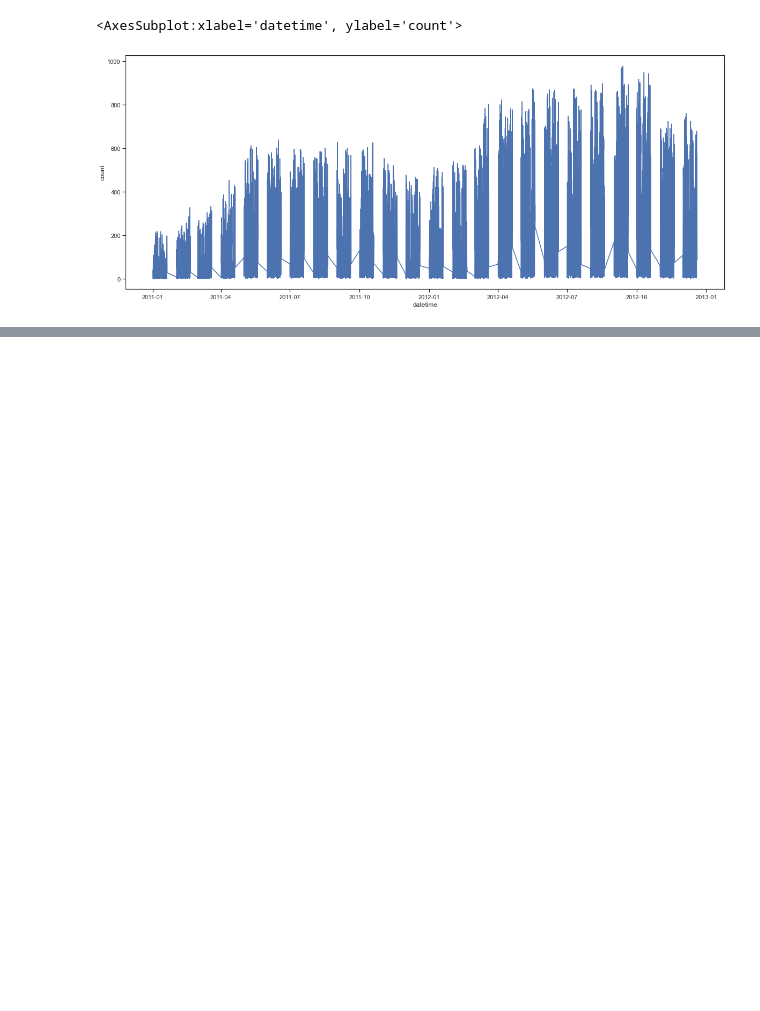
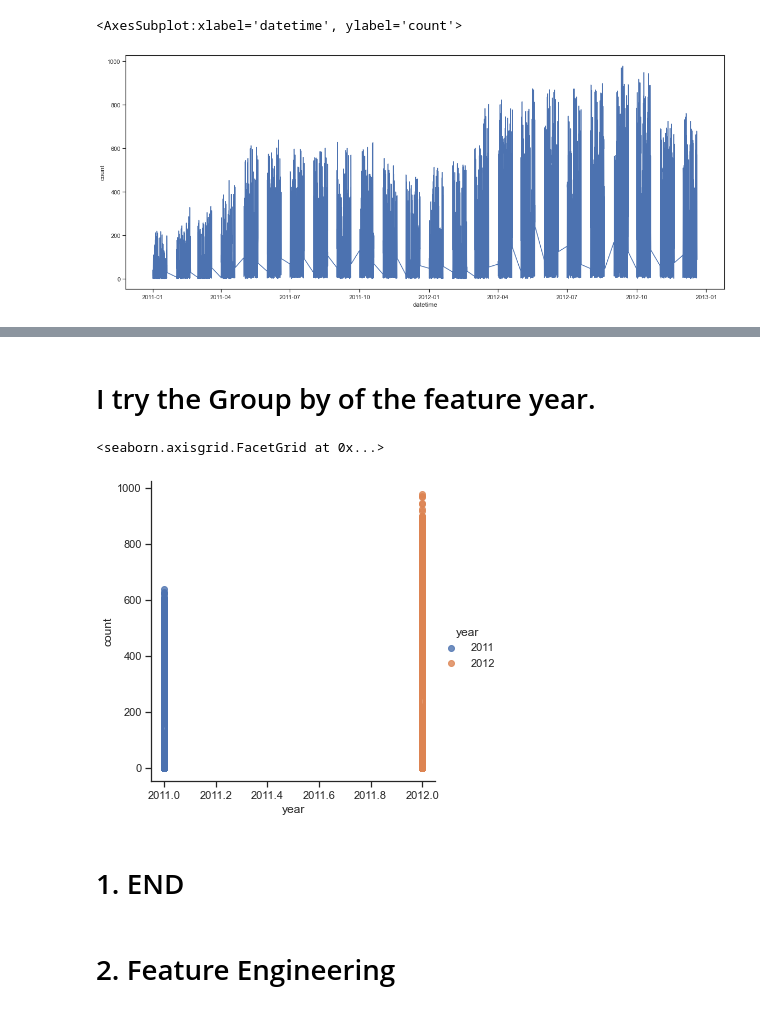
Before and after one commit to RosiNantis/Projects_from_Spiced_personal, a Jupyter notebook: week_3/spiced_encounters/3.1.date_time_pandas/bike_kag_intro.ipynb, the cells around one changed output, grey strips where cells are left out. Drawn from its saved outputs; the diff is of its cells as text; code cells hidden in the pictures; blank space fills up the shorter version.

```diff
--- a/week_3/spiced_encounters/3.1.date_time_pandas/bike_kag_intro.ipynb
+++ b/week_3/spiced_encounters/3.1.date_time_pandas/bike_kag_intro.ipynb
@@ -118,0 +170,7 @@ bikes.head(2)
+# %% [markdown]
+# I try the Group by of the feature year.
+# %%
+sns.lmplot(x='year',y='count',data=bikes,hue='year')
+# %% [output]
+<seaborn.axisgrid.FacetGrid at 0x...>
+[figure, added]
@@ -119,3 +186,7 @@ bikes.head(2)
+# %% [markdown]
+# 1. END
+# %% [markdown]
+# 2. Feature Engineering
 # %%
 bikes['year'] = bikes['year'].replace({2011: 0.0, 2012: 1.0})
 bikes.head(2)
```
Also changed, not shown: parts of 29 cells of this notebook, 5 other files.
